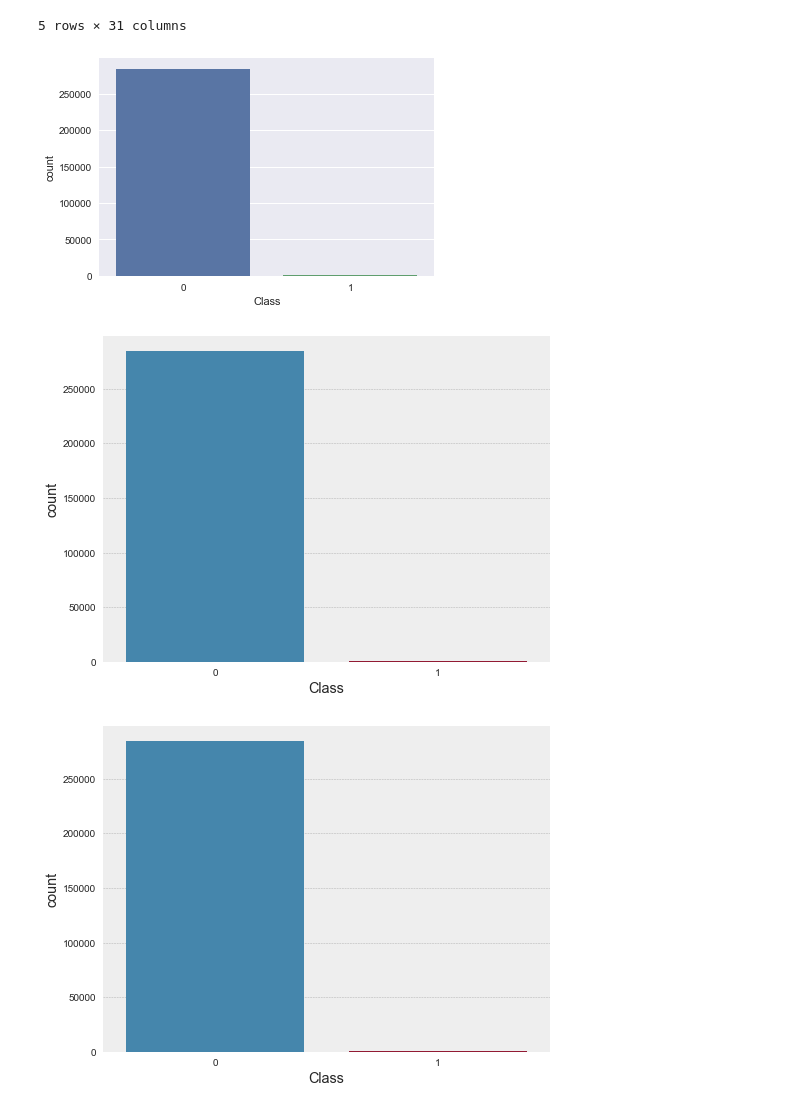
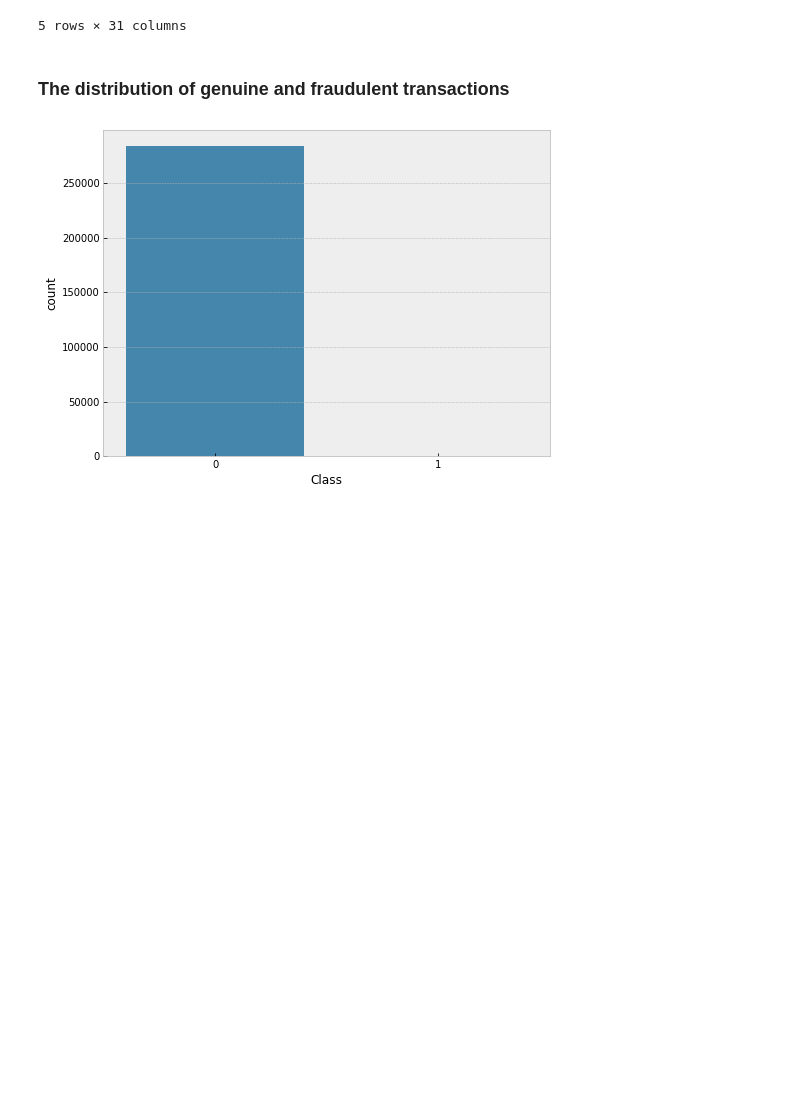
Before and after one commit to MojiFar/fraud_detection, a Jupyter notebook: fraud_detection.ipynb, the cells around one changed output. Drawn from its saved outputs; the diff is of its cells as text; code cells hidden in the pictures; blank space fills up the shorter version.

```diff
--- a/fraud_detection.ipynb
+++ b/fraud_detection.ipynb
@@ -12,15 +12,14 @@ dataset.head()
 | 3 | 1.0 | -0.966272 | -0.185226 | 1.792993 | -0.863291 | -0.010309 | 1.247203 | 0.237609 | 0.377436 | -1.387024 | ... | ... |
 | 4 | 2.0 | -1.158233 | 0.877737 | 1.548718 | 0.403034 | -0.407193 | 0.095921 | 0.592941 | -0.270533 | 0.817739 | ... | ... |
 5 rows × 31 columns
+# %% [markdown]
+### The distribution of genuine and fraudulent transactions
 # %%
 import seaborn as sns
 import matplotlib.pyplot as plt
-from matplotlib.pyplot import figure, show
 plt.figure(figsize=(8, 6))
 plt.style.use('bmh')
 sns.countplot(x='Class', data=dataset)
-show()
+plt.show()
 # %% [output]
-[figure, old version]
+[figure, new version]
-[figure, removed]
-[figure, removed]
```
Also changed, not shown: parts of 14 cells of this notebook.
